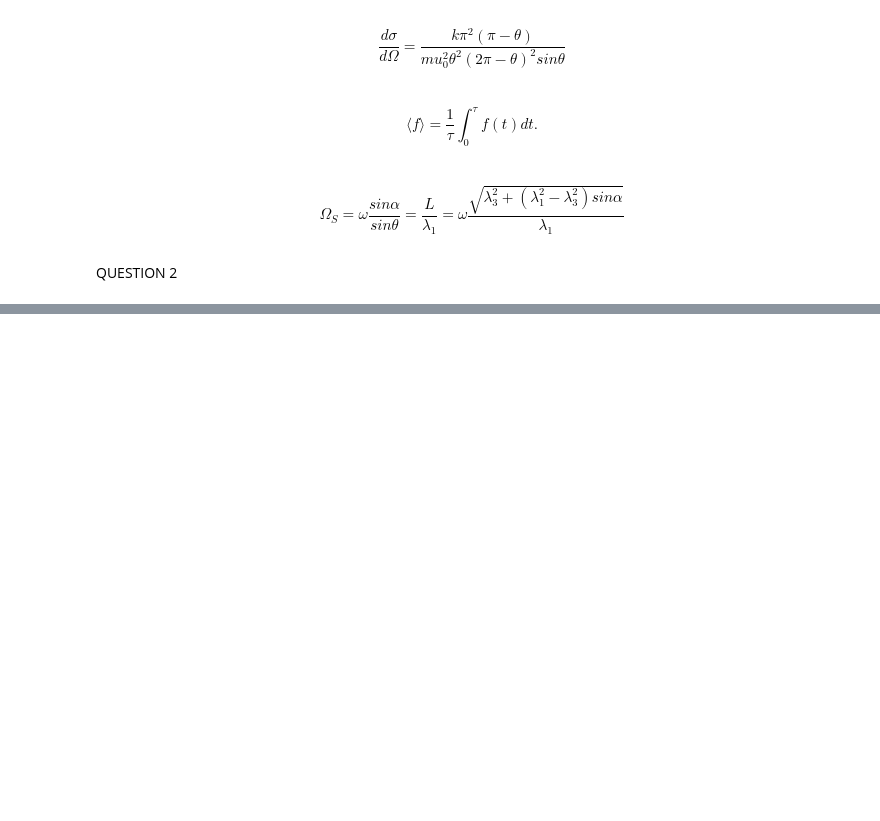
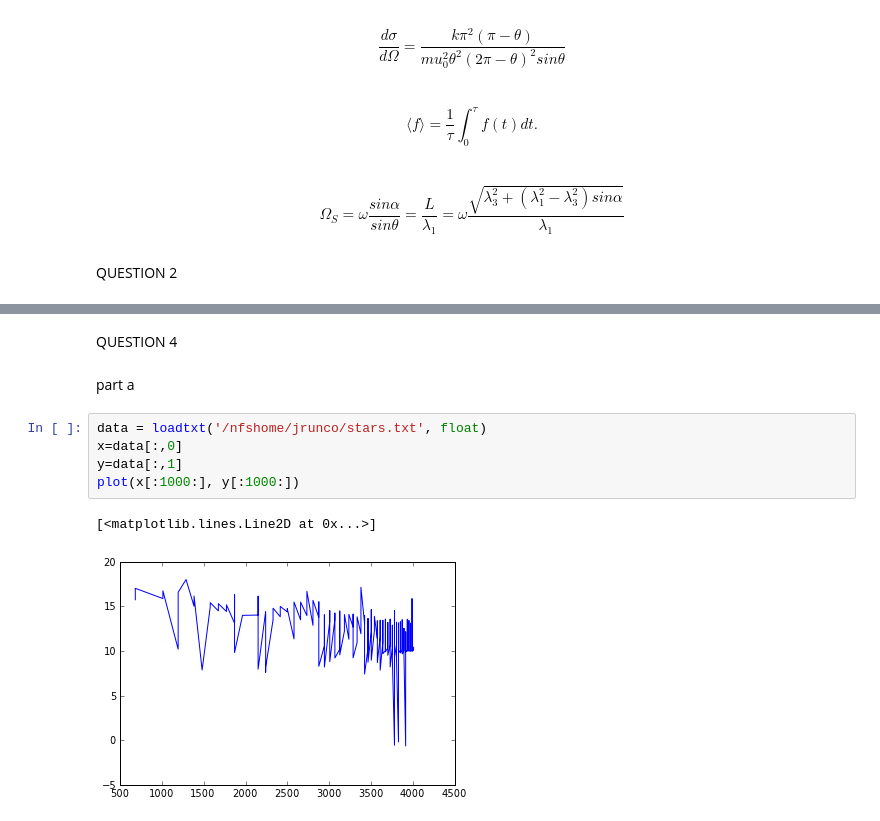
Before and after one commit to jruncoPHYS202/PHYS202-S13, a Jupyter notebook: week3/GraphicsEx2.ipynb, the cells around one changed output, grey strips where cells are left out. Saved outputs shown, nothing was run; the diff lists cells and outputs as text; blank space fills up the shorter version.

```diff
--- a/week3/GraphicsEx2.ipynb
+++ b/week3/GraphicsEx2.ipynb
@@ -33,0 +101,12 @@ QUESTION 2
+# %% [markdown]
+QUESTION 4
+# %% [markdown]
+part a
+# %%
+data = loadtxt('/nfshome/jrunco/stars.txt', float)
+x=data[:,0]
+y=data[:,1]
+plot(x[:1000:], y[:1000:])
+# %% [output]
+[<matplotlib.lines.Line2D at 0x...>]
+[figure, added]
```
Also changed, not shown: parts of 12 cells of this notebook.
